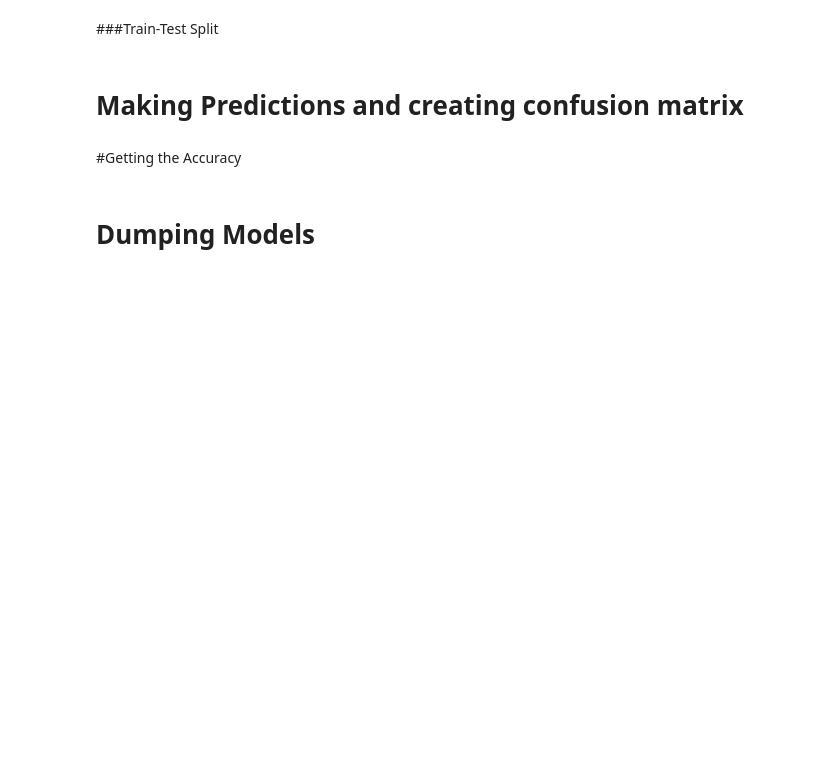
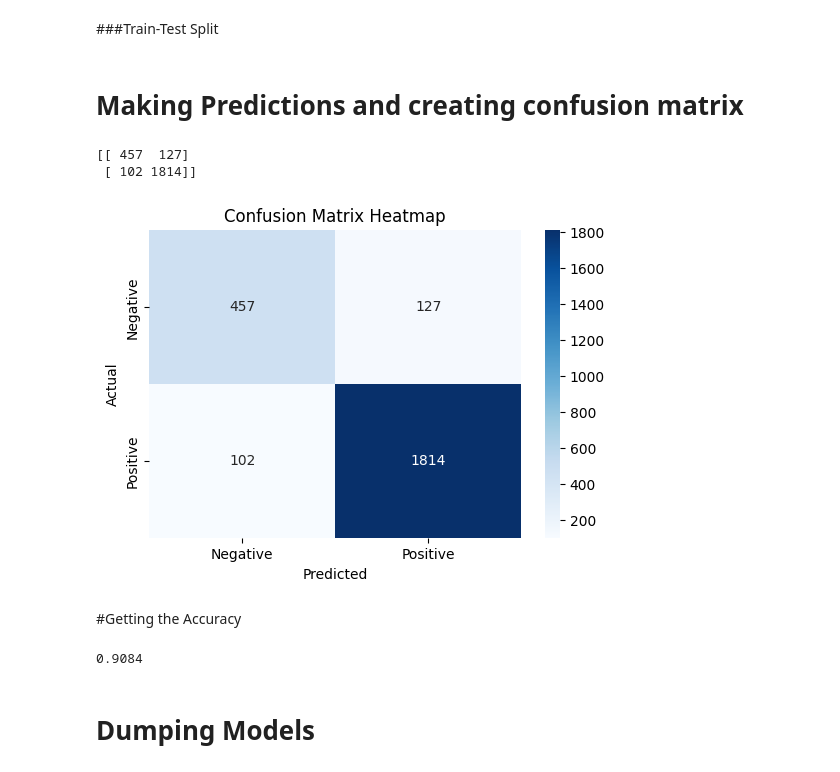
Before and after one commit to sanskriti49/Sentimental-Analysis, a Jupyter notebook: Sentiment_Predictor.ipynb, the cells around one changed output. Cells and saved outputs as stored; diff of their text form; code cells hidden in the pictures; blank space fills up the shorter version.

```diff
--- a/Sentiment_Predictor.ipynb
+++ b/Sentiment_Predictor.ipynb
@@ -46,6 +72,7 @@ for i in range(0,len(y)):
 # %%
 #Stemming
 ps = PorterStemmer()
+original_to_stem={}
 corpus = []
 
 for i in range(0, len(X)):
@@ -53,8 +80,17 @@ for i in range(0, len(X)):
     review = review.lower()
     review = review.split()
 
-    review = [ps.stem(word) for word in review if not word in stopwords.words('english')]
-    review = ' '.join(review)
+    stemmed_review=[]
+    for word in review:
+      if word not in stopwords.words('english'):
+        stemmed_word=ps.stem(word)
+        stemmed_review.append(stemmed_word)
+
+        if stemmed_word not in original_to_stem:
+          original_to_stem[stemmed_word]=word
+
+    #review = [ps.stem(word) for word in review if not word in stopwords.words('english')]
+    review = ' '.join(stemmed_review)
     corpus.append(review)
 # %% [markdown]
 ###Data transformation
@@ -84,9 +113,33 @@ print(confusion_m)
+# %%
+y_pred = classifier.predict(X_test)
+
+# creating confusion matrix
+from sklearn.metrics import confusion_matrix
+confusion_m = confusion_matrix(y_test, y_pred)
+print(confusion_m)
+
+import seaborn as sns
+import matplotlib.pyplot as plt
+
+# Confusion Matrix Heatmap
+plt.figure(figsize=(6, 4))
+sns.heatmap(confusion_m, annot=True, fmt='d', cmap='Blues', xticklabels=['Negative', 'Positive'], yticklabels=['Negative', 'Positive'])
+plt.title('Confusion Matrix Heatmap')
+plt.xlabel('Predicted')
+plt.ylabel('Actual')
+plt.show()
+# %% [output]
+[[ 457  127]
+ [ 102 1814]]
+[figure, added]
 # %% [markdown]
 #Getting the Accuracy
 # %%
 from sklearn.metrics import accuracy_score
 accuracy = accuracy_score(y_test, y_pred)
 print(accuracy)
+# %% [output]
+0.9084
 # %% [markdown]
 # Dumping Models
 # %%
```
Also changed, not shown: parts of 3 cells of this notebook.
